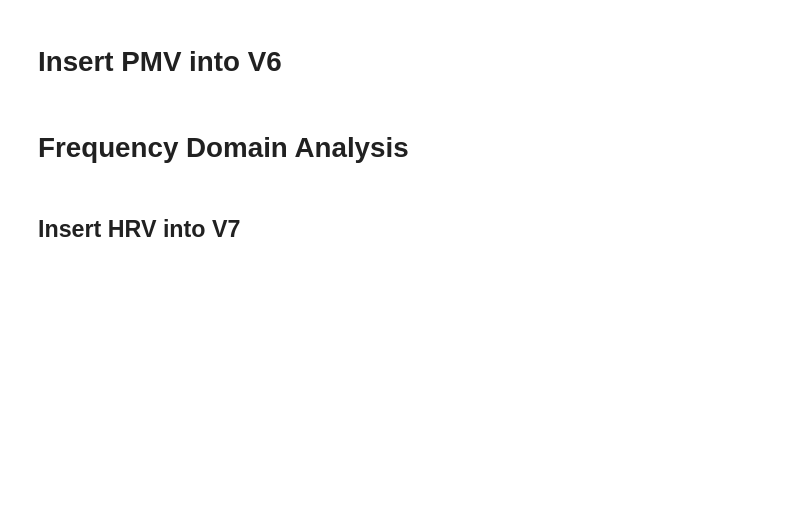
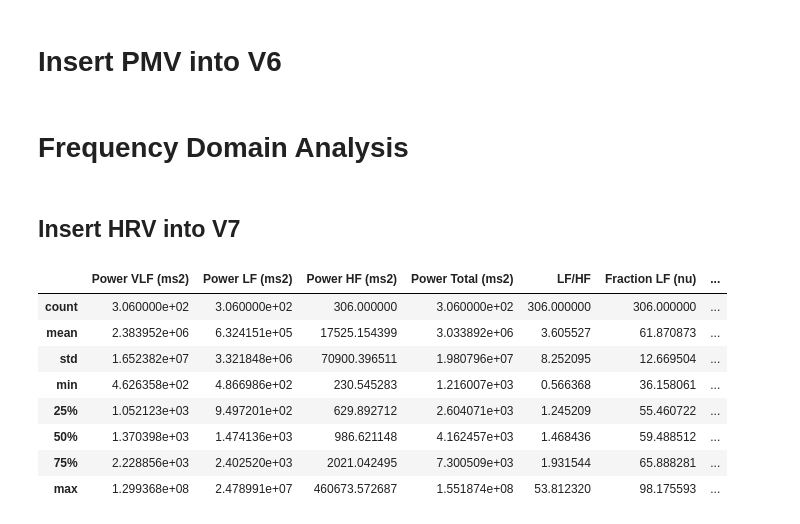
Before and after one commit to afifhrz/cognitive_learning, a Jupyter notebook: 15_noise_sensitivity_HRV_and_barplot/hrv_pmv.ipynb, the cells around one changed output. Drawn from its saved outputs; the diff is of its cells as text; code cells hidden in the pictures; blank space fills up the shorter version.

```diff
--- a/15_noise_sensitivity_HRV_and_barplot/hrv_pmv.ipynb
+++ b/15_noise_sensitivity_HRV_and_barplot/hrv_pmv.ipynb
@@ -131,5 +150,17 @@ for index, row in master_data.iterrows():
     result.append(resTemp)
 
 master_data[hrv] = result
+# %%
+master_data[hrv].describe()
+# %% [output]
+|  | Power VLF (ms2) | Power LF (ms2) | Power HF (ms2) | Power Total (ms2) | LF/HF | Fraction LF (nu) | ... |
+| count | 3.060000e+02 | 3.060000e+02 | 306.000000 | 3.060000e+02 | 306.000000 | 306.000000 | ... |
+| mean | 2.383952e+06 | 6.324151e+05 | 17525.154399 | 3.033892e+06 | 3.605527 | 61.870873 | ... |
+| std | 1.652382e+07 | 3.321848e+06 | 70900.396511 | 1.980796e+07 | 8.252095 | 12.669504 | ... |
+| min | 4.626358e+02 | 4.866986e+02 | 230.545283 | 1.216007e+03 | 0.566368 | 36.158061 | ... |
+| 25% | 1.052123e+03 | 9.497201e+02 | 629.892712 | 2.604071e+03 | 1.245209 | 55.460722 | ... |
+| 50% | 1.370398e+03 | 1.474136e+03 | 986.621148 | 4.162457e+03 | 1.468436 | 59.488512 | ... |
+| 75% | 2.228856e+03 | 2.402520e+03 | 2021.042495 | 7.300509e+03 | 1.931544 | 65.888281 | ... |
+| max | 1.299368e+08 | 2.478991e+07 | 460673.572687 | 1.551874e+08 | 53.812320 | 98.175593 | ... |
 # %%
 master_data.to_excel("../0_dataset_master/Experiment_edited_V7_rr_without_correction.xlsx", index=False)
```
Also changed, not shown: parts of 17 cells of this notebook, 2 other files.
